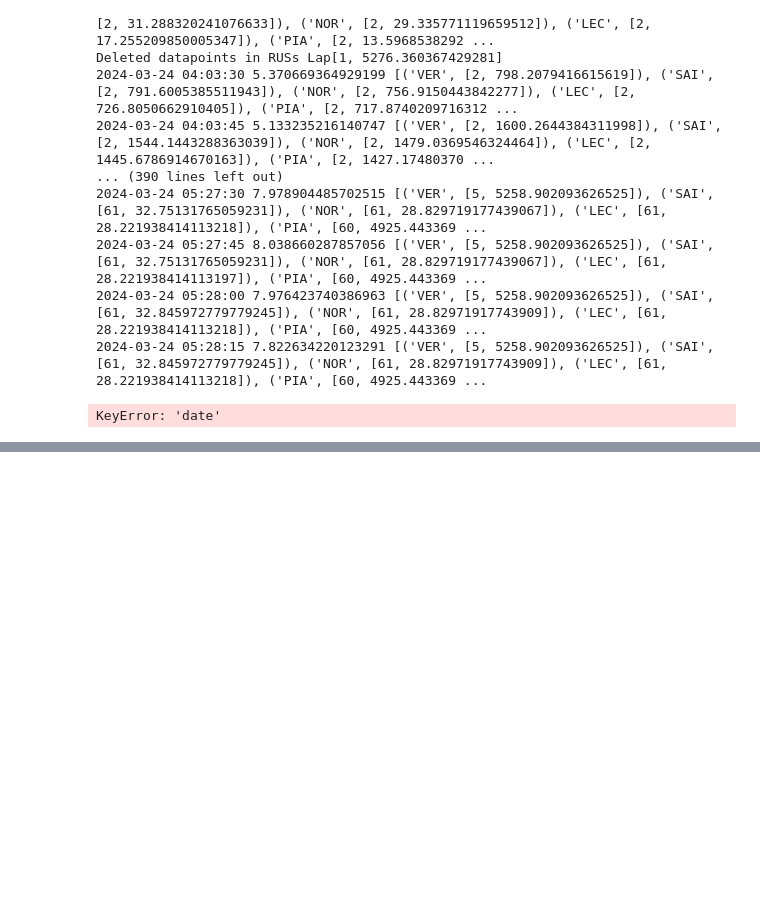
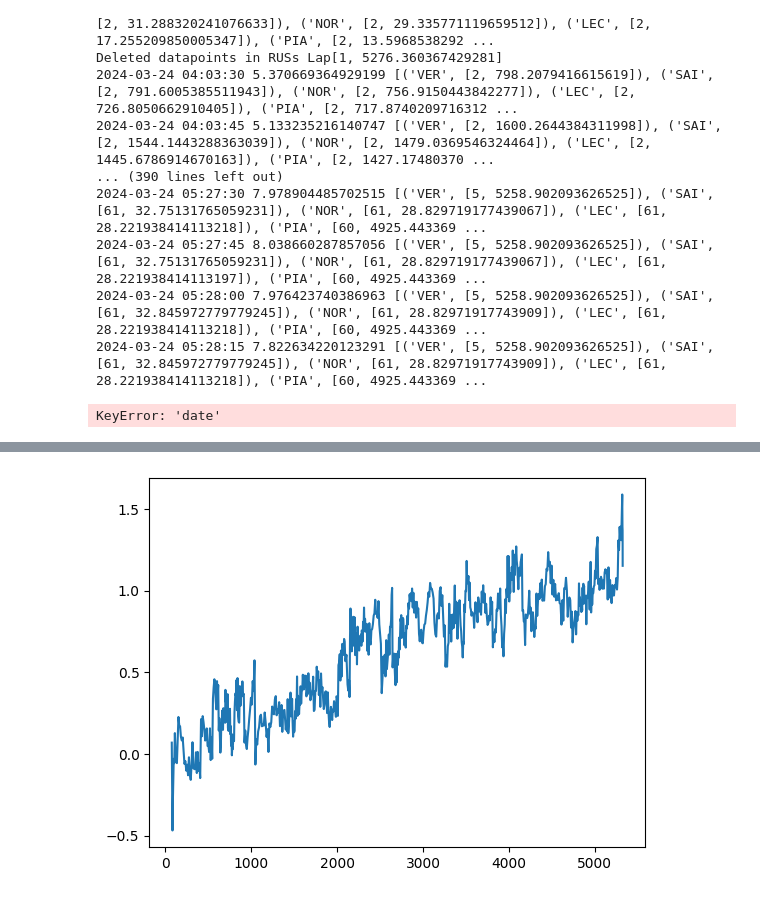
Before and after one commit to gokul-ramesh/f1-live-telemetry, a Jupyter notebook: testing.ipynb, the cells around one changed output, grey strips where cells are left out. Drawn from its saved outputs; the diff is of its cells as text; code cells hidden in the pictures; blank space fills up the shorter version.

Commit message:
fixed merge errors, optimized # of telemetry queries

```diff
--- a/testing.ipynb
+++ b/testing.ipynb
@@ -162,0 +186,39 @@ KeyError: 'date'
+# %%
+def delta_time(ref, comp):
+
+    ref['actual_distance_smoothed'] = gaussian_filter1d(ref.actual_distance, sigma = 10)
+    comp['actual_distance_smoothed'] = gaussian_filter1d(comp.actual_distance, sigma = 10)
+
+    def mini_pro(stream):
+        # Ensure that all samples are interpolated
+        dstream_start = stream[1] - stream[0]
+        dstream_end = stream[-1] - stream[-2]
+        return np.concatenate([[stream[0] - dstream_start], stream, [stream[-1] + dstream_end]])
+
+    ltime = mini_pro(comp['time'].dt.total_seconds().to_numpy())
+    ldistance = mini_pro(comp['actual_distance_smoothed'].to_numpy())
+    lap_time = np.interp(ref['actual_distance_smoothed'], ldistance, ltime)
+
+    delta = lap_time - ref['time'].dt.total_seconds()
+
+    return delta, ref, comp
+# %%
+df1 = pd.read_sql("select * from telemetry where (driver_number = 1) & (lap_number = 25)", engine)
+df2 = pd.read_sql("select * from telemetry where (driver_number = 11) & (lap_number = 25)", engine)
+
+lap1 = pd.read_sql("select * from laptimes where (driver_number = 1) & (lap_number = 25)", engine)
+lap2 = pd.read_sql("select * from laptimes where (driver_number = 11) & (lap_number = 25)", engine)
+
+lap1_start_time = pd.to_datetime(lap1.date_start[0])
+lap1_end_time = timedelta(seconds = float(lap1.lap_duration[0])) + lap1_start_time
+print(lap1_start_time, lap1_end_time - lap1_start_time)
+
+lap2_start_time = pd.to_datetime(lap2.date_start[0])
+lap2_end_time = timedelta(seconds = float(lap2.lap_duration[0])) + lap2_start_time
+print(lap2_start_time, lap2_end_time - lap2_start_time)
+
+df1['date'] = pd.to_datetime(df1['date'], format = 'mixed') #ref
+df2['date'] = pd.to_datetime(df2['date'], format = 'mixed') #comp
+
+df1['time'] = df1['date'] - lap1_start_time
+df2['time'] = df2['date'] - lap2_start_time
@@ -162,0 +228,8 @@ KeyError: 'date'
+# %%
+delta, _, _ = delta_time(df1, df2)
+# %%
+# plt.plot(df1.actual_distance, delta)
+plt.plot(df1.actual_distance_smoothed, delta)
+plt.show()
+# %% [output]
+[figure, added]
```
Also changed, not shown: parts of 4 cells of this notebook, 2 other files.
